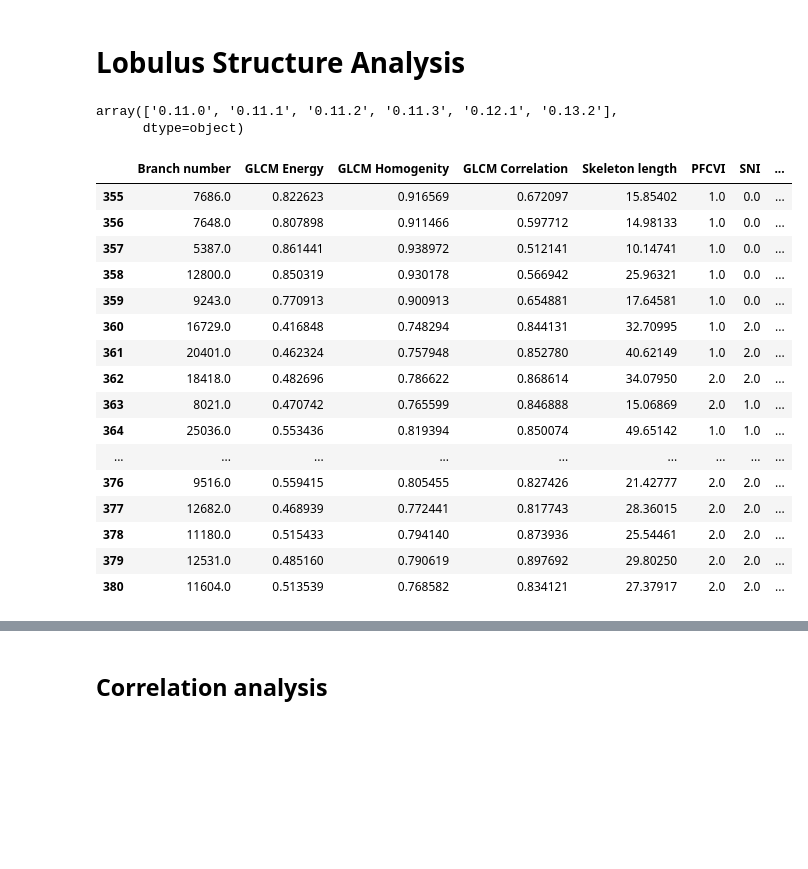
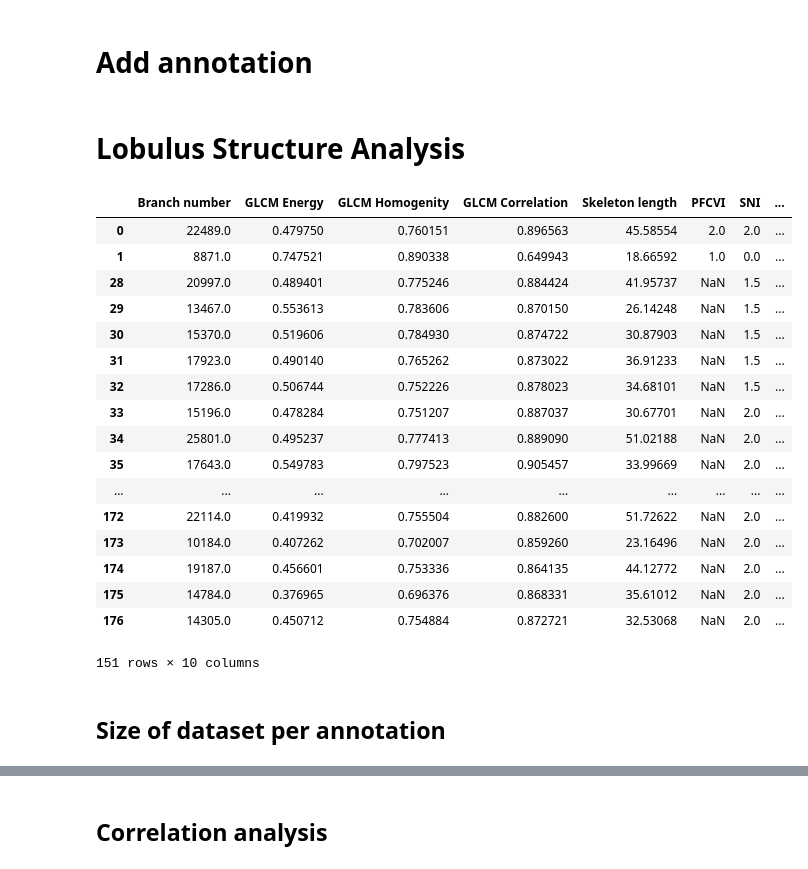
Before and after one commit to mjirik/scaffan, a Jupyter notebook: experiments/lobulus_area_evaluation.ipynb, the cells around one changed output, grey strips where cells are left out. Drawn from its saved outputs; the diff is of its cells as text; code cells hidden in the pictures; blank space fills up the shorter version.

```diff
--- a/experiments/lobulus_area_evaluation.ipynb
+++ b/experiments/lobulus_area_evaluation.ipynb
@@ -34,3 +43,10 @@ Populating the interactive namespace from numpy and matplotlib
+# %%
+
+# exp_title = "first area evaluation"
+exp_title = "first seg eval"
+# scaffan_version = "0.14.0"
+select_by_datetime = ['2019-07-23 22:31:23', '2019-07-23 22:32:14']
+# select_by_datetime = ['2019-07-23 22:31:23'] #, '2019-07-23 22:32:14']
 # %%
 def get_col_from_ann_details(df, colname):
     df[f"{colname}"] = pd.to_numeric(df["Annotation Details"].str.extract(f'{colname}=(\d*\.?\d*)')[0])
@@ -64,38 +84,50 @@ Index(['Annotation Color', 'Annotation Details', 'Annotation ID',
+# %%
+df['Dead ends number norm'] = df['Dead ends number'] / df['Lobulus Equivalent Surface']
+df['Skeleton length norm'] = df['Skeleton length'] / df['Lobulus Equivalent Surface']
+df['Branch number norm'] = df['Branch number'] / df['Lobulus Equivalent Surface']
+df['Relative dead ends number'] = df['Dead ends number'] / df['Area']
+df['Relative skeleton length'] = df['Skeleton length'] / df['Area']
+df['Relative branch number'] = df['Branch number'] / df['Area']
+# %% [markdown]
+# Add annotation
+# %%
+# Overal scaffold quality
+df["OSQ"] = df.SNI * (1-df.SQZ)
 # %% [markdown]
 # Lobulus Structure Analysis
-# %%
-np.unique(df["Scaffan Version"])
-# %% [output]
-array(['0.11.0', '0.11.1', '0.11.2', '0.11.3', '0.12.1', '0.13.2'],
-      dtype=object)
 # %%
-dfselector =  (df["Experiment Title"] == "first area evaluation") & (df["Scaffan Version"] == "0.13.2")
+dfselector =  \
+(df["Experiment Title"] == exp_title) &\
+(df["Experiment Datetime"].isin(select_by_datetime))
+# (df["Experiment Datetime"] == select_by_datetime) # &\
+# (df["Scaffan Version"] == scaffan_version)
 dfcor = df[dfselector
 ][["Branch number", "GLCM Energy", "GLCM Homogenity", "GLCM Correlation", "Skeleton length",
             "PFCVI",
             "SNI",
             "SWP",
    "CMP",
    "Annotation Details"
 #             "Sum Semi-q",
 #    "Experiment Title", "Scaffan Version"
   ]]
 dfcor
 # %% [output]
 |  | Branch number | GLCM Energy | GLCM Homogenity | GLCM Correlation | Skeleton length | PFCVI | SNI | ... |
-| 355 | 7686.0 | 0.822623 | 0.916569 | 0.672097 | 15.85402 | 1.0 | 0.0 | ... |
-| 356 | 7648.0 | 0.807898 | 0.911466 | 0.597712 | 14.98133 | 1.0 | 0.0 | ... |
-| 357 | 5387.0 | 0.861441 | 0.938972 | 0.512141 | 10.14741 | 1.0 | 0.0 | ... |
-| 358 | 12800.0 | 0.850319 | 0.930178 | 0.566942 | 25.96321 | 1.0 | 0.0 | ... |
-| 359 | 9243.0 | 0.770913 | 0.900913 | 0.654881 | 17.64581 | 1.0 | 0.0 | ... |
-| 360 | 16729.0 | 0.416848 | 0.748294 | 0.844131 | 32.70995 | 1.0 | 2.0 | ... |
-| 361 | 20401.0 | 0.462324 | 0.757948 | 0.852780 | 40.62149 | 1.0 | 2.0 | ... |
-| 362 | 18418.0 | 0.482696 | 0.786622 | 0.868614 | 34.07950 | 2.0 | 2.0 | ... |
-| 363 | 8021.0 | 0.470742 | 0.765599 | 0.846888 | 15.06869 | 2.0 | 1.0 | ... |
-| 364 | 25036.0 | 0.553436 | 0.819394 | 0.850074 | 49.65142 | 1.0 | 1.0 | ... |
+| 0 | 22489.0 | 0.479750 | 0.760151 | 0.896563 | 45.58554 | 2.0 | 2.0 | ... |
+| 1 | 8871.0 | 0.747521 | 0.890338 | 0.649943 | 18.66592 | 1.0 | 0.0 | ... |
+| 28 | 20997.0 | 0.489401 | 0.775246 | 0.884424 | 41.95737 | NaN | 1.5 | ... |
+| 29 | 13467.0 | 0.553613 | 0.783606 | 0.870150 | 26.14248 | NaN | 1.5 | ... |
+| 30 | 15370.0 | 0.519606 | 0.784930 | 0.874722 | 30.87903 | NaN | 1.5 | ... |
+| 31 | 17923.0 | 0.490140 | 0.765262 | 0.873022 | 36.91233 | NaN | 1.5 | ... |
+| 32 | 17286.0 | 0.506744 | 0.752226 | 0.878023 | 34.68101 | NaN | 1.5 | ... |
+| 33 | 15196.0 | 0.478284 | 0.751207 | 0.887037 | 30.67701 | NaN | 2.0 | ... |
+| 34 | 25801.0 | 0.495237 | 0.777413 | 0.889090 | 51.02188 | NaN | 2.0 | ... |
+| 35 | 17643.0 | 0.549783 | 0.797523 | 0.905457 | 33.99669 | NaN | 2.0 | ... |
 | ... | ... | ... | ... | ... | ... | ... | ... | ... |
-| 376 | 9516.0 | 0.559415 | 0.805455 | 0.827426 | 21.42777 | 2.0 | 2.0 | ... |
-| 377 | 12682.0 | 0.468939 | 0.772441 | 0.817743 | 28.36015 | 2.0 | 2.0 | ... |
-| 378 | 11180.0 | 0.515433 | 0.794140 | 0.873936 | 25.54461 | 2.0 | 2.0 | ... |
-| 379 | 12531.0 | 0.485160 | 0.790619 | 0.897692 | 29.80250 | 2.0 | 2.0 | ... |
-| 380 | 11604.0 | 0.513539 | 0.768582 | 0.834121 | 27.37917 | 2.0 | 2.0 | ... |
+| 172 | 22114.0 | 0.419932 | 0.755504 | 0.882600 | 51.72622 | NaN | 2.0 | ... |
+| 173 | 10184.0 | 0.407262 | 0.702007 | 0.859260 | 23.16496 | NaN | 2.0 | ... |
+| 174 | 19187.0 | 0.456601 | 0.753336 | 0.864135 | 44.12772 | NaN | 2.0 | ... |
+| 175 | 14784.0 | 0.376965 | 0.696376 | 0.868331 | 35.61012 | NaN | 2.0 | ... |
+| 176 | 14305.0 | 0.450712 | 0.754884 | 0.872721 | 32.53068 | NaN | 2.0 | ... |
+151 rows × 10 columns
@@ -101,0 +153,2 @@ dfcor
+# %% [markdown]
+## Size of dataset per annotation
```
Also changed, not shown: parts of 35 cells of this notebook, 1 other file.
